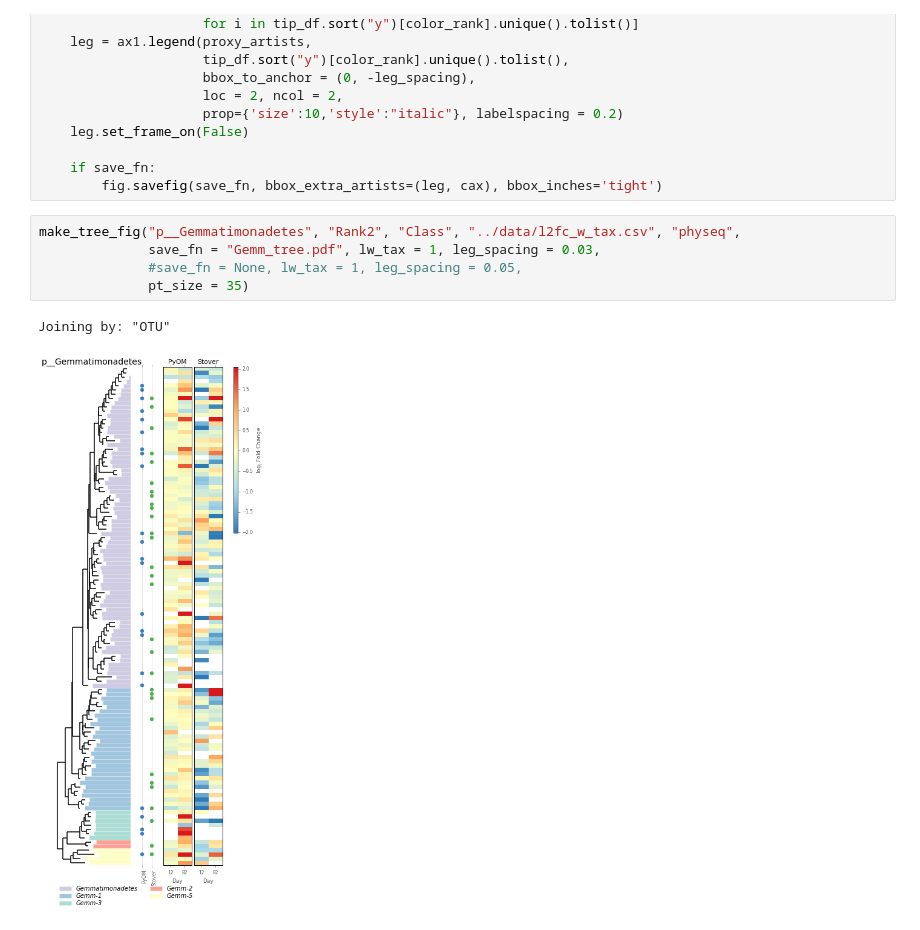
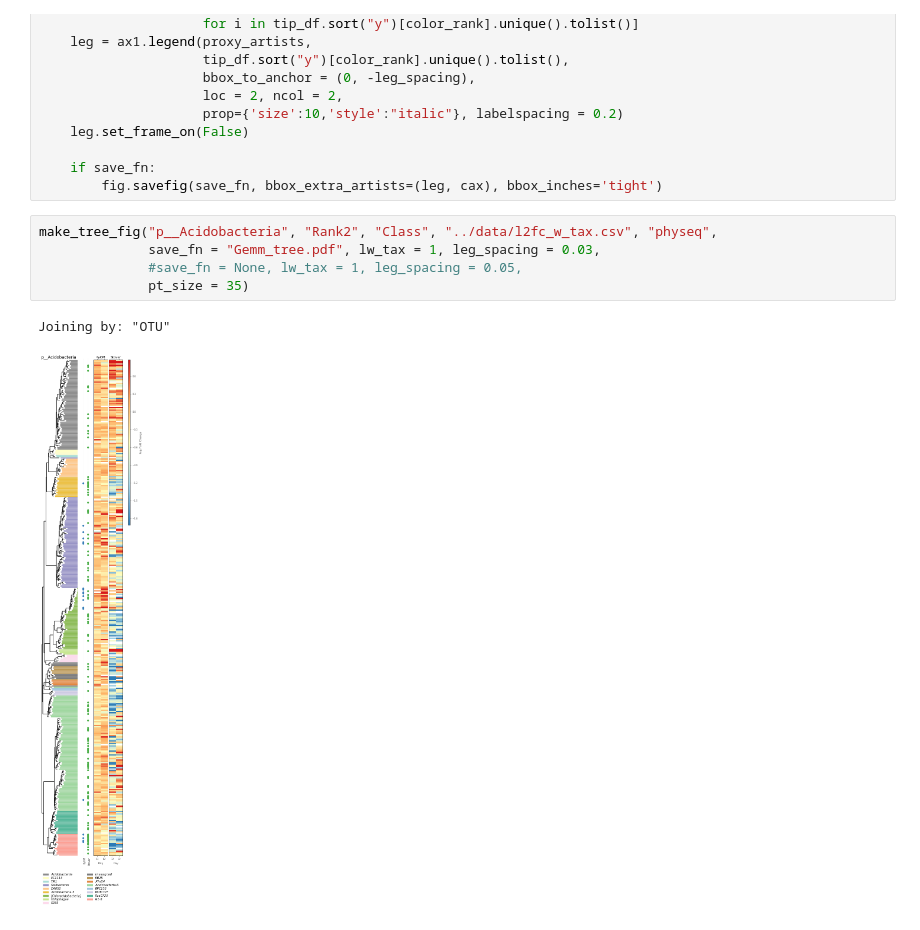
Before and after one commit to TheaWhitman/PyOM, a Jupyter notebook: manuscript_figures/trees.ipynb, the cells around one changed output. Saved outputs shown, nothing was run; the diff lists cells and outputs as text.

```diff
--- a/manuscript_figures/trees.ipynb
+++ b/manuscript_figures/trees.ipynb
@@ -220,10 +220,10 @@ def make_tree_fig(taxon, taxon_rank, color_rank, l2fc_fp, physeq_str, lw_tax = 3
     if save_fn:
         fig.savefig(save_fn, bbox_extra_artists=(leg, cax), bbox_inches='tight')
 # %%
-make_tree_fig("p__Gemmatimonadetes", "Rank2", "Class", "../data/l2fc_w_tax.csv", "physeq",
+make_tree_fig("p__Acidobacteria", "Rank2", "Class", "../data/l2fc_w_tax.csv", "physeq",
               save_fn = "Gemm_tree.pdf", lw_tax = 1, leg_spacing = 0.03,
               #save_fn = None, lw_tax = 1, leg_spacing = 0.05,
               pt_size = 35)
 # %% [output]
 Joining by: "OTU"
-[figure, old version]
+[figure, new version]
```
Also changed, not shown: 4 other files.
